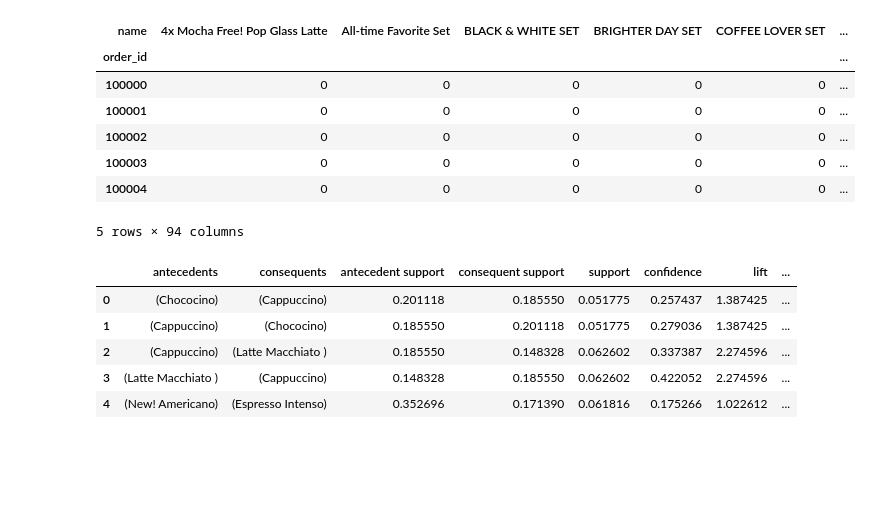
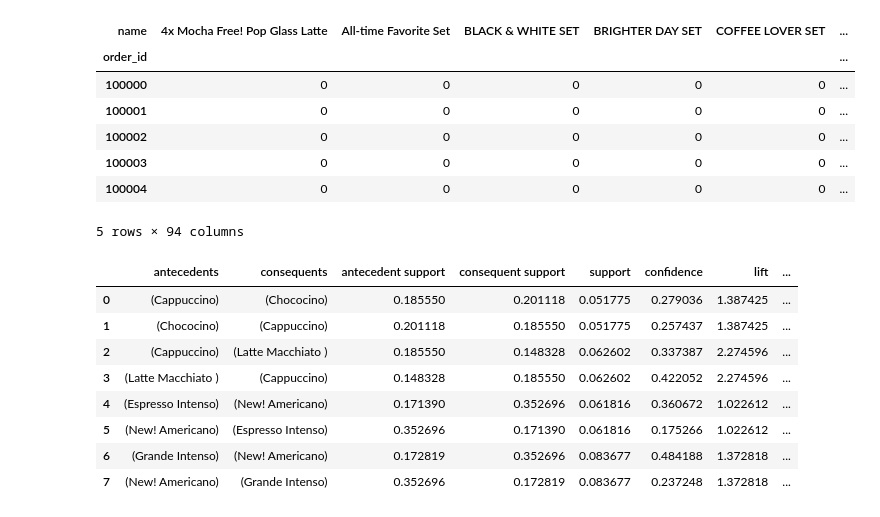
Before and after one commit to zenpp/Data-Science-Mini-Project, a Jupyter notebook: Market Basket Analysis/Association_Rule.ipynb, the cells around one changed output. Cells and saved outputs as stored; diff of their text form; code cells hidden in the pictures; blank space fills up the shorter version.

```diff
--- a/Market Basket Analysis/Association_Rule.ipynb
+++ b/Market Basket Analysis/Association_Rule.ipynb
@@ -16,7 +20,7 @@ Drive already mounted at /content/drive; to attempt to forcibly remount, call dr
 # %%
 #load file in to data frame
 file_path = '/content/drive/My Drive/Shareable /Data Science Projects/Market Basket Analysis'
-data = pd.read_csv(file_path + '/mba_raw_data (1).csv')
+data = pd.read_csv(file_path + '/mba_raw_data.csv')
 data.head()
 # %% [output]
 |  | created_at | order_id | product_id | name | qty_ordered |
@@ -100,13 +104,17 @@ processed_basket.head()
 from mlxtend.frequent_patterns import apriori
 from mlxtend.frequent_patterns import association_rules
 # %%
+#get list of pair item with minimum support 0.05
 frequent_itemsets = apriori(processed_basket, min_support=0.05, use_colnames=True)
 rules = association_rules(frequent_itemsets, metric="lift", min_threshold=1)
-rules.head()
+rules
 # %% [output]
 |  | antecedents | consequents | antecedent support | consequent support | support | confidence | lift | ... |
-| 0 | (Chococino) | (Cappuccino) | 0.201118 | 0.185550 | 0.051775 | 0.257437 | 1.387425 | ... |
-| 1 | (Cappuccino) | (Chococino) | 0.185550 | 0.201118 | 0.051775 | 0.279036 | 1.387425 | ... |
+| 0 | (Cappuccino) | (Chococino) | 0.185550 | 0.201118 | 0.051775 | 0.279036 | 1.387425 | ... |
+| 1 | (Chococino) | (Cappuccino) | 0.201118 | 0.185550 | 0.051775 | 0.257437 | 1.387425 | ... |
 | 2 | (Cappuccino) | (Latte Macchiato ) | 0.185550 | 0.148328 | 0.062602 | 0.337387 | 2.274596 | ... |
 | 3 | (Latte Macchiato ) | (Cappuccino) | 0.148328 | 0.185550 | 0.062602 | 0.422052 | 2.274596 | ... |
-| 4 | (New! Americano) | (Espresso Intenso) | 0.352696 | 0.171390 | 0.061816 | 0.175266 | 1.022612 | ... |
+| 4 | (Espresso Intenso) | (New! Americano) | 0.171390 | 0.352696 | 0.061816 | 0.360672 | 1.022612 | ... |
+| 5 | (New! Americano) | (Espresso Intenso) | 0.352696 | 0.171390 | 0.061816 | 0.175266 | 1.022612 | ... |
+| 6 | (Grande Intenso) | (New! Americano) | 0.172819 | 0.352696 | 0.083677 | 0.484188 | 1.372818 | ... |
+| 7 | (New! Americano) | (Grande Intenso) | 0.352696 | 0.172819 | 0.083677 | 0.237248 | 1.372818 | ... |
```
Also changed, not shown: parts of 2 cells of this notebook.
